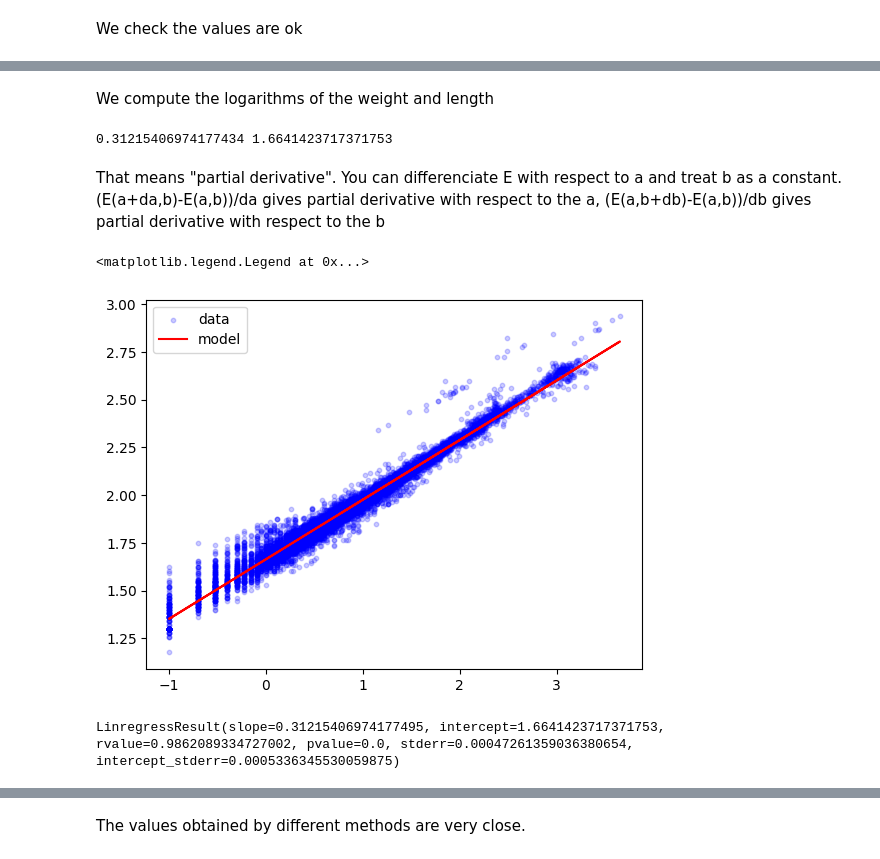
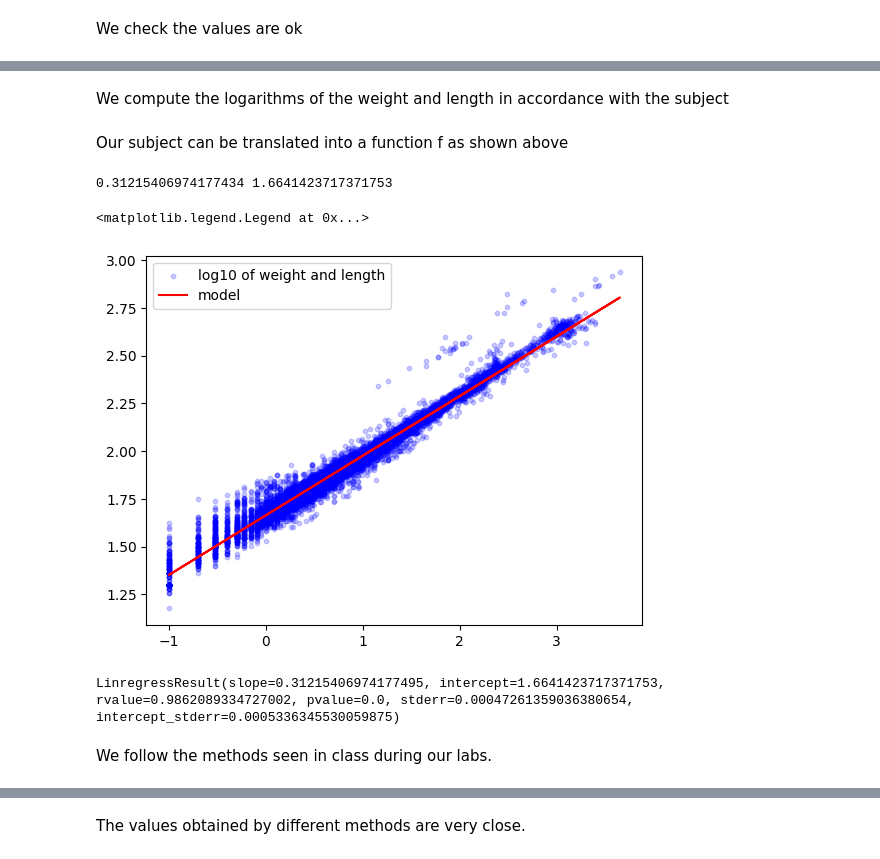
Before and after one commit to maeliech/BigDataPhysics, a Jupyter notebook: week6_fish.ipynb, the cells around one changed output, grey strips where cells are left out. Saved outputs shown, nothing was run; the diff lists cells and outputs as text; code cells hidden in the pictures.

```diff
--- a/week6_fish.ipynb
+++ b/week6_fish.ipynb
@@ -31,7 +79,7 @@ a = np.log10(weight)
 b = np.log10(length)
 M = a+b
 # %% [markdown]
-We compute the logarithms of the weight and length
+We compute the logarithms of the weight and length in accordance with the subject
 # %%
 array=[]
 def fun(x):
@@ -44,18 +90,18 @@ for i in range(10):
+# %% [markdown]
+Our subject can be translated into a function f as shown above
 # %%
 slope=(np.mean(a*b)-np.mean(a)*np.mean(b))/np.std(a)**2
 intercept=(np.mean(a*a)*np.mean(b)-np.mean(a*b)*np.mean(a))/np.std(a)**2
 print(slope,intercept)
 # %% [output]
 0.31215406974177434 1.6641423717371753
-# %% [markdown]
-That means "partial derivative". You can differenciate E with respect to a and treat b as a constant. (E(a+da,b)-E(a,b))/da gives partial derivative with respect to the a, (E(a,b+db)-E(a,b))/db gives partial derivative with respect to the b
 # %%
-model=lambda x:x*slope+intercept # defining linear model (you can also use def-return)
+model=lambda a:a*slope+intercept # defining linear model
 
-plt.scatter(x,y,label='data',s=10,alpha=0.2,c='b') # s: size, alpha: transparency, c=color
-plt.plot(x,model(x),label='model',c='r')
+plt.scatter(a,b,label='log10 of weight and length',s=10,alpha=0.2,c='b') #displaying the relations between weight and length
+plt.plot(a,model(a),label='model',c='r')
 plt.legend()
 # %% [output]
 <matplotlib.legend.Legend at 0x...>
-[figure, old version]
+[figure, new version]
 # %%
@@ -83,6 +132,8 @@ def Gradient(x,y,epsilon=0.00001,c=0.02):
     slope_next=slope - c*dEda(x,y,slope,intercept)
     intercept_next=intercept - c*dEdb(x,y,slope,intercept)
   return slope,intercept
+# %% [markdown]
+We follow the methods seen in class during our labs.
 # %%
 Gradient(x,y)
 # %% [output]
```
Also changed, not shown: parts of 9 cells of this notebook.
